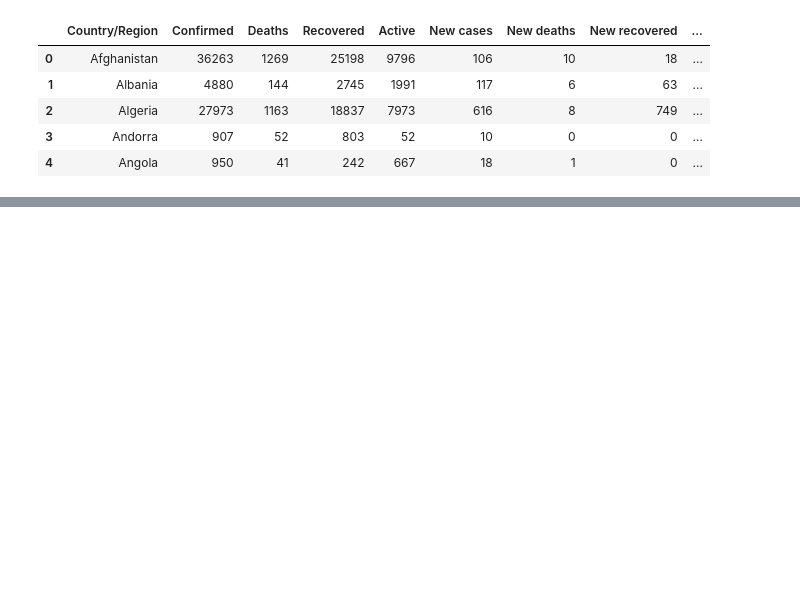
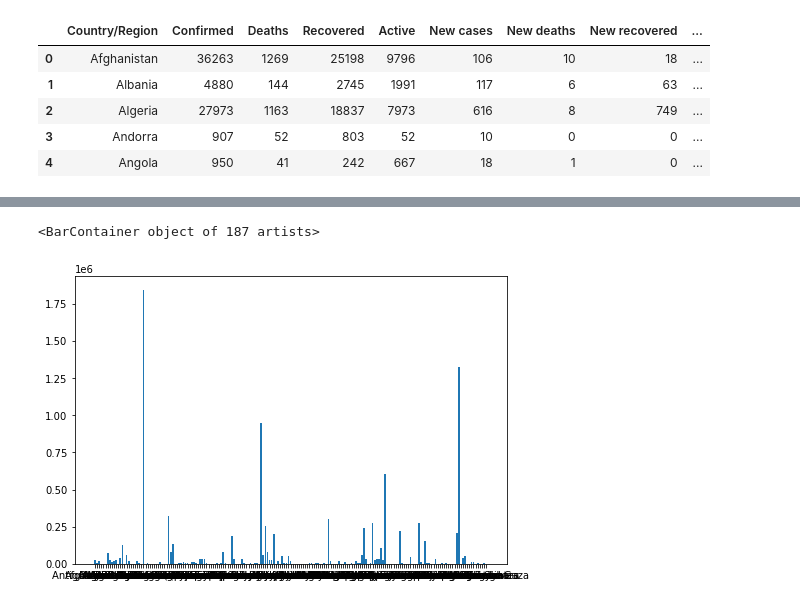
Before and after one commit to kaushik03/Data-Analysis-Projects, a Jupyter notebook: Covid-19/Country_Based_Analysis.ipynb, the cells around one changed output, grey strips where cells are left out. Drawn from its saved outputs; the diff is of its cells as text; code cells hidden in the pictures; blank space fills up the shorter version.

```diff
--- a/Covid-19/Country_Based_Analysis.ipynb
+++ b/Covid-19/Country_Based_Analysis.ipynb
@@ -11,3 +11,3 @@ Populating the interactive namespace from numpy and matplotlib
 # %%
-data = pandas.read_csv('./Data/country_wise_latest.csv')
+df = pd.read_csv('./Data/country_wise_latest.csv')
 # %%
@@ -73,0 +61,11 @@ KeyError: 'data_new'
+# %%
+df.rename(columns={"WHO Region": "WHO_Region", "Country/Region":"Country"}, inplace = True)
+# %%
+fig = plt.figure()
+ax = fig.add_axes([0,0,1,1])
+x = df['Country']
+y = df['Recovered']
+ax.bar(x,y)
+# %% [output]
+<BarContainer object of 187 artists>
+[figure, added]
```
Also changed, not shown: parts of 16 cells of this notebook.
